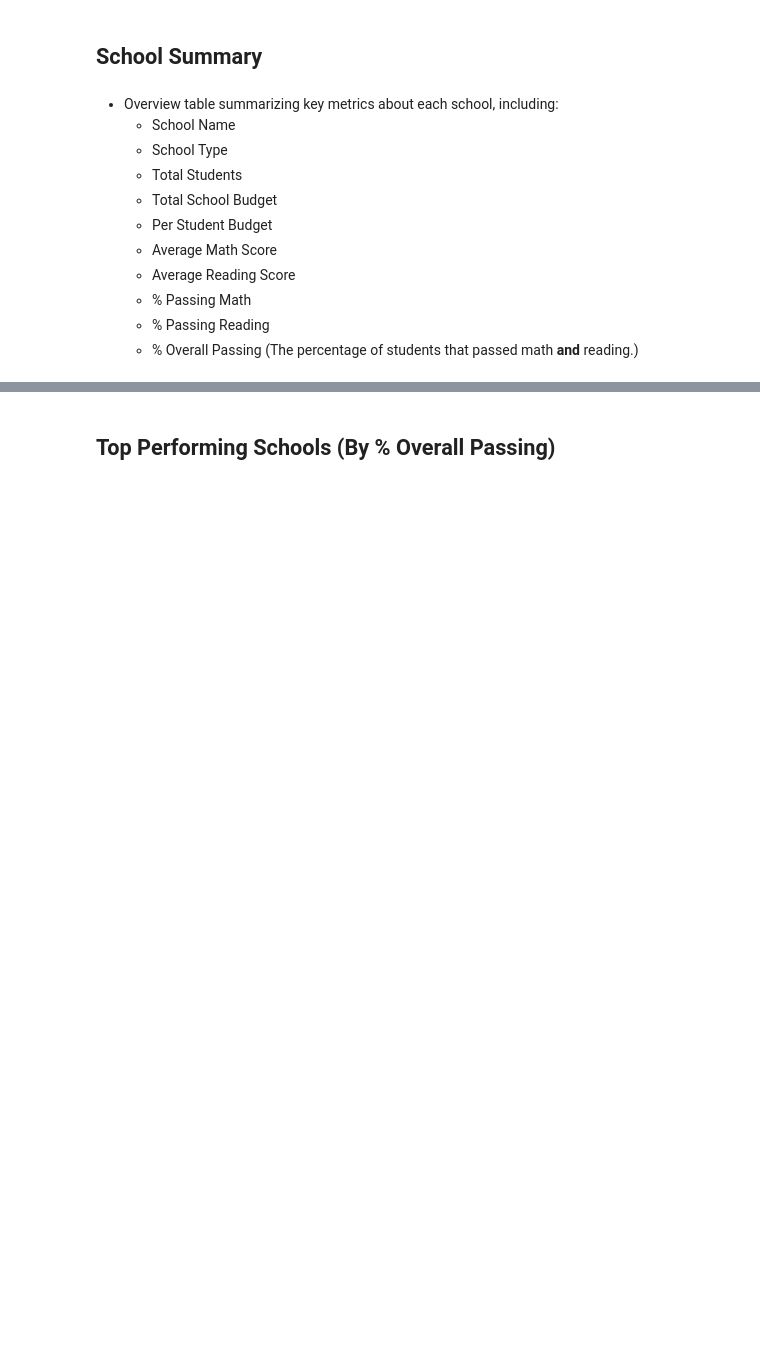
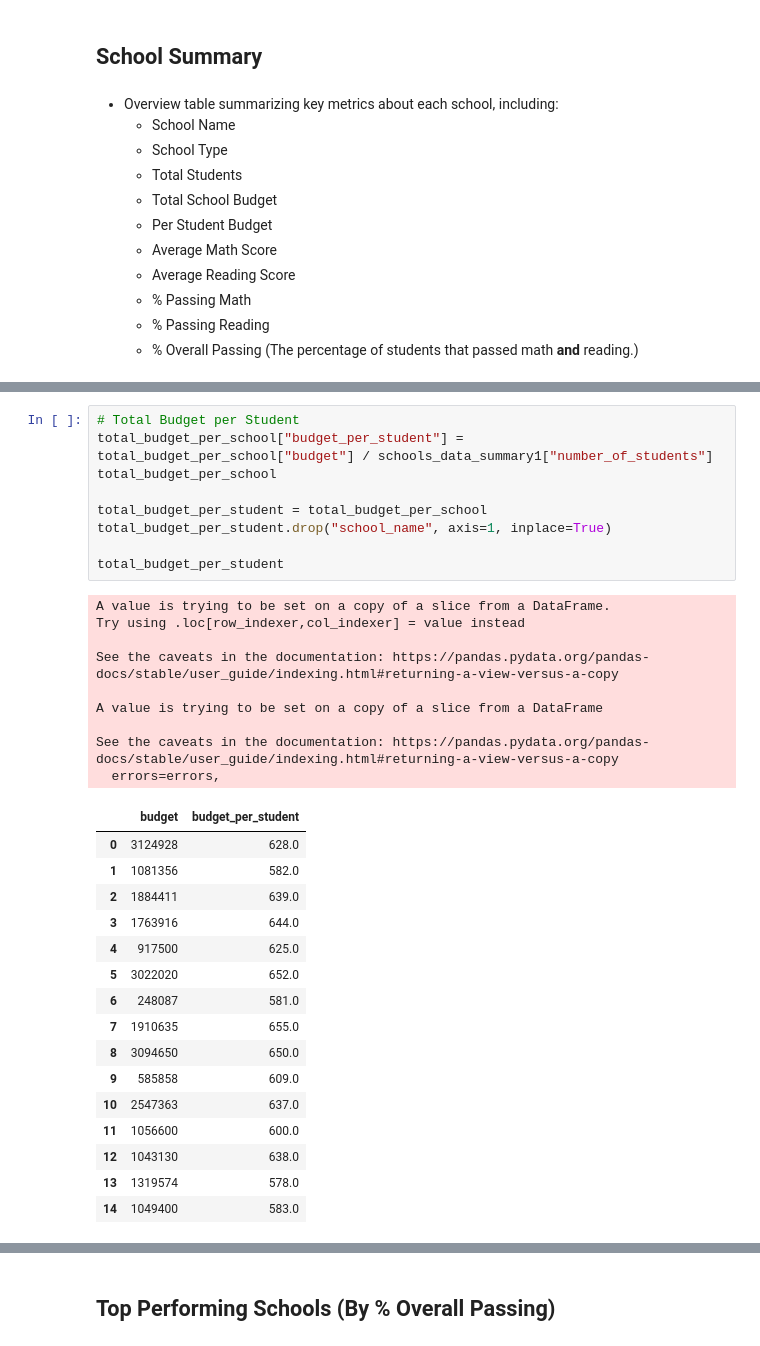
Before and after one commit to bay0624/City-Schools, a Jupyter notebook: CitySchools.ipynb, the cells around one changed output, grey strips where cells are left out. Saved outputs shown, nothing was run; the diff lists cells and outputs as text; blank space fills up the shorter version.

```diff
--- a/CitySchools.ipynb
+++ b/CitySchools.ipynb
@@ -186,0 +175,35 @@ print(percent_overall_pass_per_school, len(percent_overall_pass_per_school))
+# %%
+# Total Budget per Student
+total_budget_per_school["budget_per_student"] = total_budget_per_school["budget"] / schools_data_summary1["number_of_students"]
+total_budget_per_school
+
+total_budget_per_student = total_budget_per_school
+total_budget_per_student.drop("school_name", axis=1, inplace=True)
+
+total_budget_per_student
+# %% [output]
+A value is trying to be set on a copy of a slice from a DataFrame.
+Try using .loc[row_indexer,col_indexer] = value instead
+
+See the caveats in the documentation: https://pandas.pydata.org/pandas-docs/stable/user_guide/indexing.html#returning-a-view-versus-a-copy
+
+A value is trying to be set on a copy of a slice from a DataFrame
+
+See the caveats in the documentation: https://pandas.pydata.org/pandas-docs/stable/user_guide/indexing.html#returning-a-view-versus-a-copy
+  errors=errors,
+|  | budget | budget_per_student |
+| 0 | 3124928 | 628.0 |
+| 1 | 1081356 | 582.0 |
+| 2 | 1884411 | 639.0 |
+| 3 | 1763916 | 644.0 |
+| 4 | 917500 | 625.0 |
+| 5 | 3022020 | 652.0 |
+| 6 | 248087 | 581.0 |
+| 7 | 1910635 | 655.0 |
+| 8 | 3094650 | 650.0 |
+| 9 | 585858 | 609.0 |
+| 10 | 2547363 | 637.0 |
+| 11 | 1056600 | 600.0 |
+| 12 | 1043130 | 638.0 |
+| 13 | 1319574 | 578.0 |
+| 14 | 1049400 | 583.0 |
```
Also changed, not shown: parts of 19 cells of this notebook.
